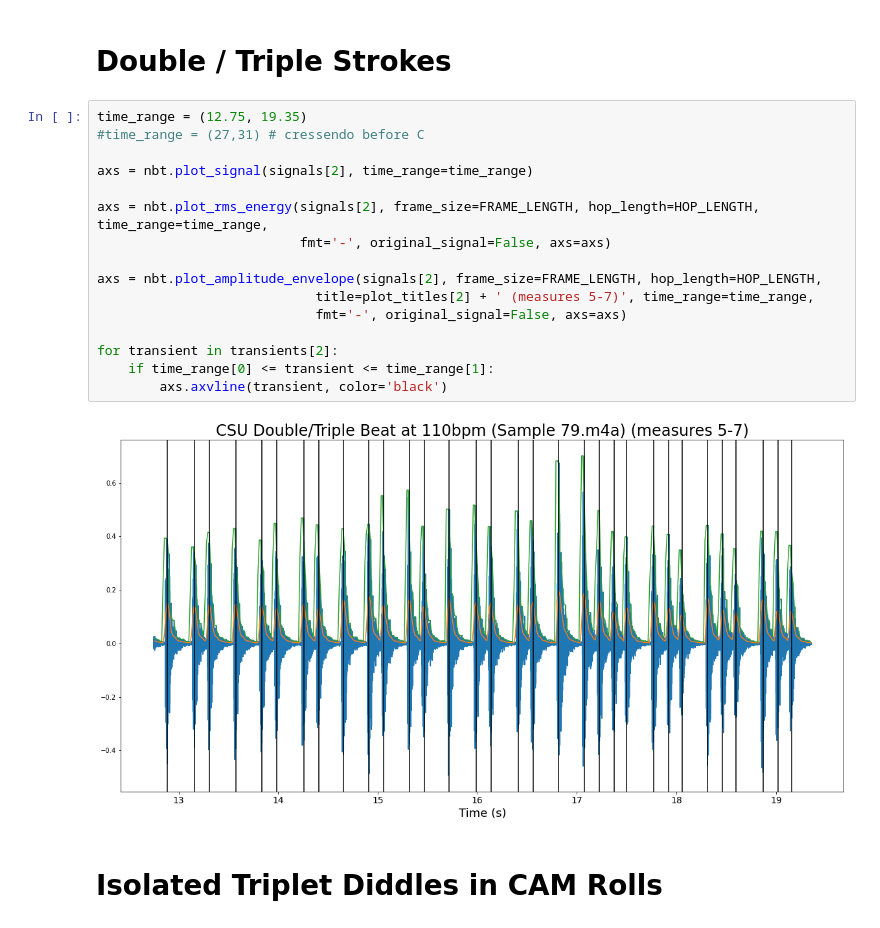
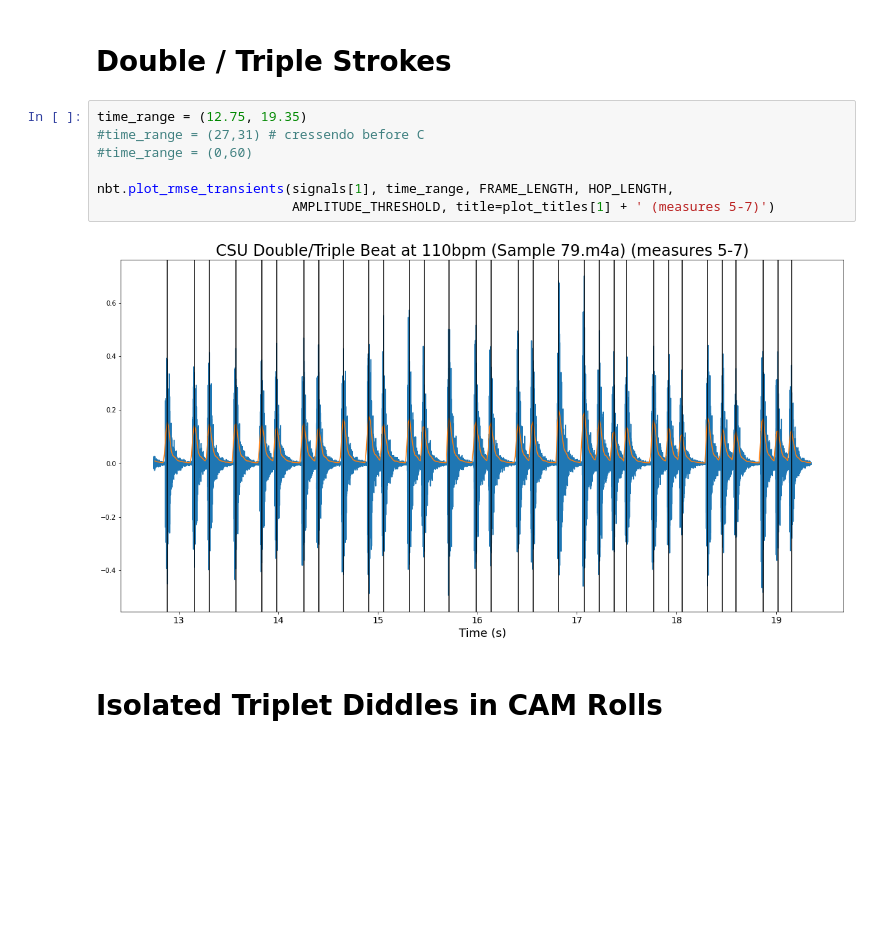
Before and after one commit to prestondunton/rhythm_regression, a Jupyter notebook: RMSEnergy_Transients.ipynb, the cells around one changed output. Drawn from its saved outputs; the diff is of its cells as text; blank space fills up the shorter version.

```diff
--- a/RMSEnergy_Transients.ipynb
+++ b/RMSEnergy_Transients.ipynb
@@ -80,22 +71,13 @@ for transient in transients[0]:
 # %% [markdown]
 # Double / Triple Strokes
-# %%
-time_range = (12.75, 19.35)
-#time_range = (27,31) # cressendo before C
-
-axs = nbt.plot_signal(signals[2], time_range=time_range)
-
-axs = nbt.plot_rms_energy(signals[2], frame_size=FRAME_LENGTH, hop_length=HOP_LENGTH, time_range=time_range,
-                          fmt='-', original_signal=False, axs=axs)
-
-axs = nbt.plot_amplitude_envelope(signals[2], frame_size=FRAME_LENGTH, hop_length=HOP_LENGTH,
-                            title=plot_titles[2] + ' (measures 5-7)', time_range=time_range,
-                            fmt='-', original_signal=False, axs=axs)
-
-for transient in transients[2]:
-    if time_range[0] <= transient <= time_range[1]:
-        axs.axvline(transient, color='black')
-# %% [output]
-[figure, removed]
+# %%
+time_range = (12.75, 19.35)
+#time_range = (27,31) # cressendo before C
+#time_range = (0,60)
+
+nbt.plot_rmse_transients(signals[1], time_range, FRAME_LENGTH, HOP_LENGTH,
+                         AMPLITUDE_THRESHOLD, title=plot_titles[1] + ' (measures 5-7)')
+# %% [output]
+[figure, added]
 # %% [markdown]
 # Isolated Triplet Diddles in CAM Rolls
```
Also changed, not shown: parts of 15 cells of this notebook, 2 other files.
